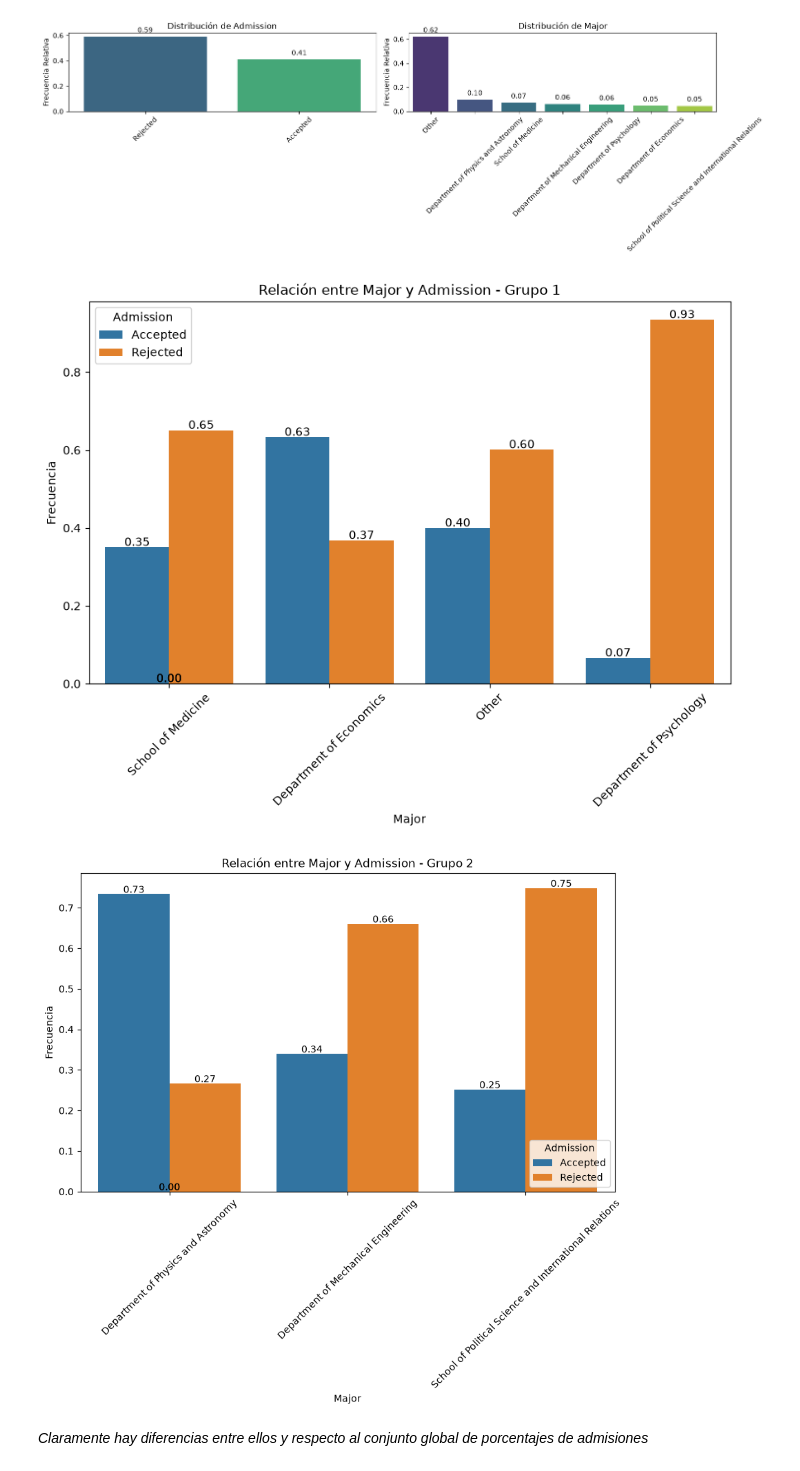
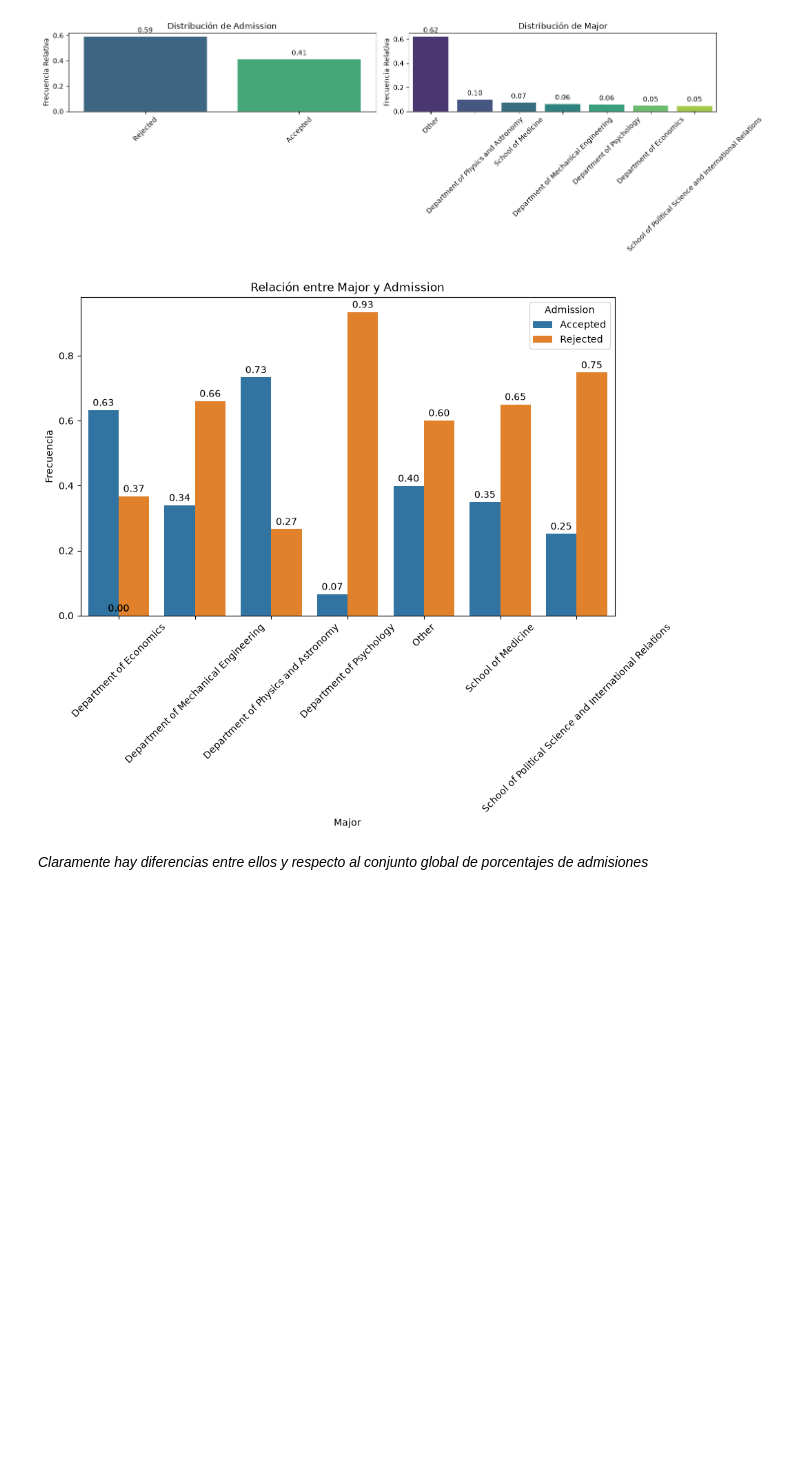
Before and after one commit to jaimeMatea/ONLINE_DS_THEBRIDGE_JaimeMateaPolo, a Jupyter notebook: 2_Analytics/4-Mates para DS/Estadística/4-Ejercicios_Analisis_Multivariante_I.ipynb, the cells around one changed output. Saved outputs shown, nothing was run; the diff lists cells and outputs as text; code cells hidden in the pictures; blank space fills up the shorter version.

```diff
--- a/2_Analytics/4-Mates para DS/Estadística/4-Ejercicios_Analisis_Multivariante_I.ipynb
+++ b/2_Analytics/4-Mates para DS/Estadística/4-Ejercicios_Analisis_Multivariante_I.ipynb
@@ -55,10 +55,9 @@ pinta_distribucion_categoricas(df_admision,["Admission","Major"], relativa= True
 [figure]
 # %%
 # Hacemos el análisis bivariante visual: Utilizando la función plot_categorical_relationship
-plot_categorical_relationship_fin(df_admision, "Major","Admission", relative_freq= True, size_group= 4, show_values= True)
+plot_categorical_relationship_fin(df_admision, "Major","Admission", relative_freq= True, size_group= 7, show_values= True)
 # %% [output]
-[figure, old version]
+[figure, new version]
-[figure, removed]
 # %% [markdown]
 *Claramente hay diferencias entre ellos y respecto al conjunto global de porcentajes de admisiones*
 # %% [markdown]
```
Also changed, not shown: parts of 7 cells of this notebook, 3 other files.
